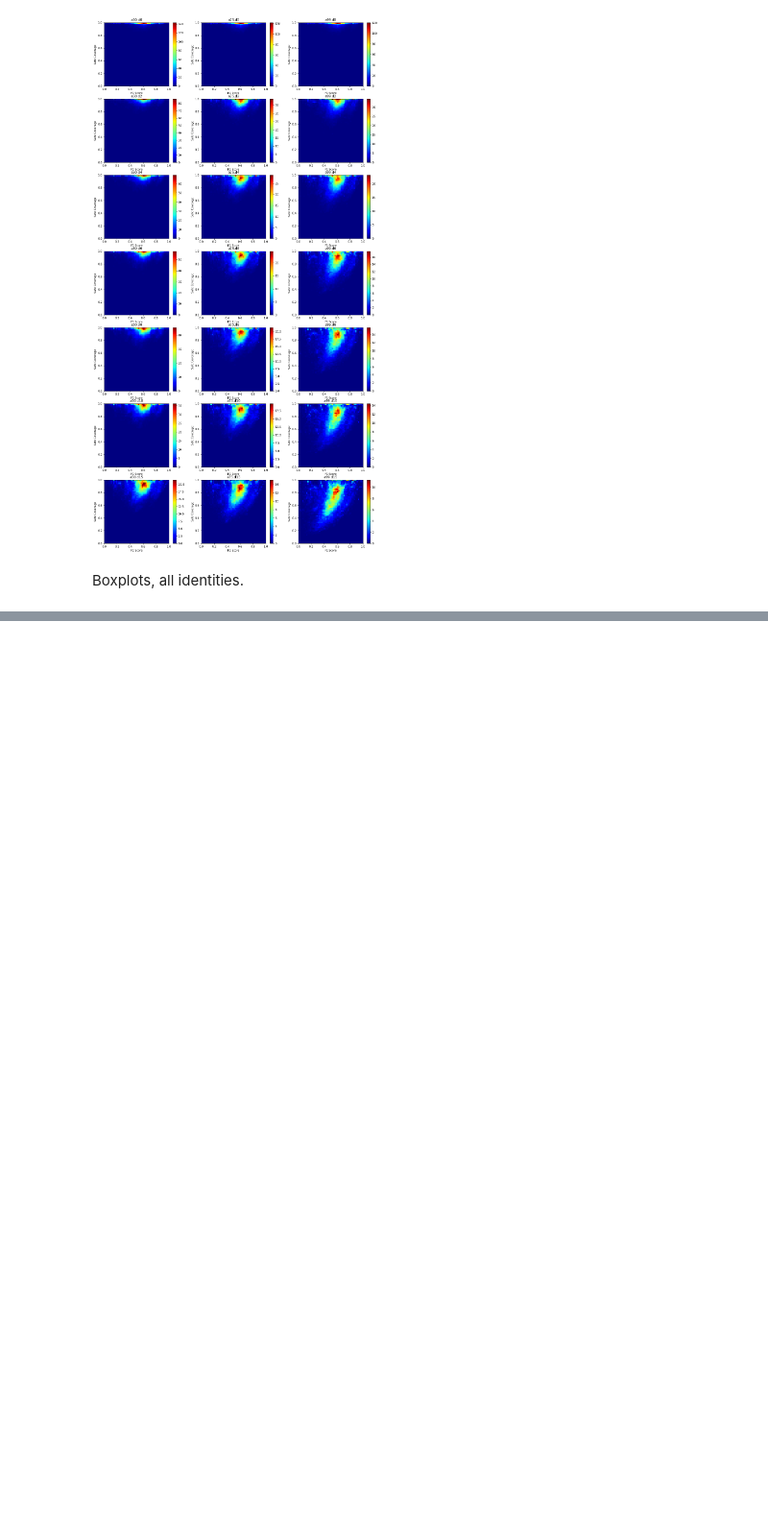
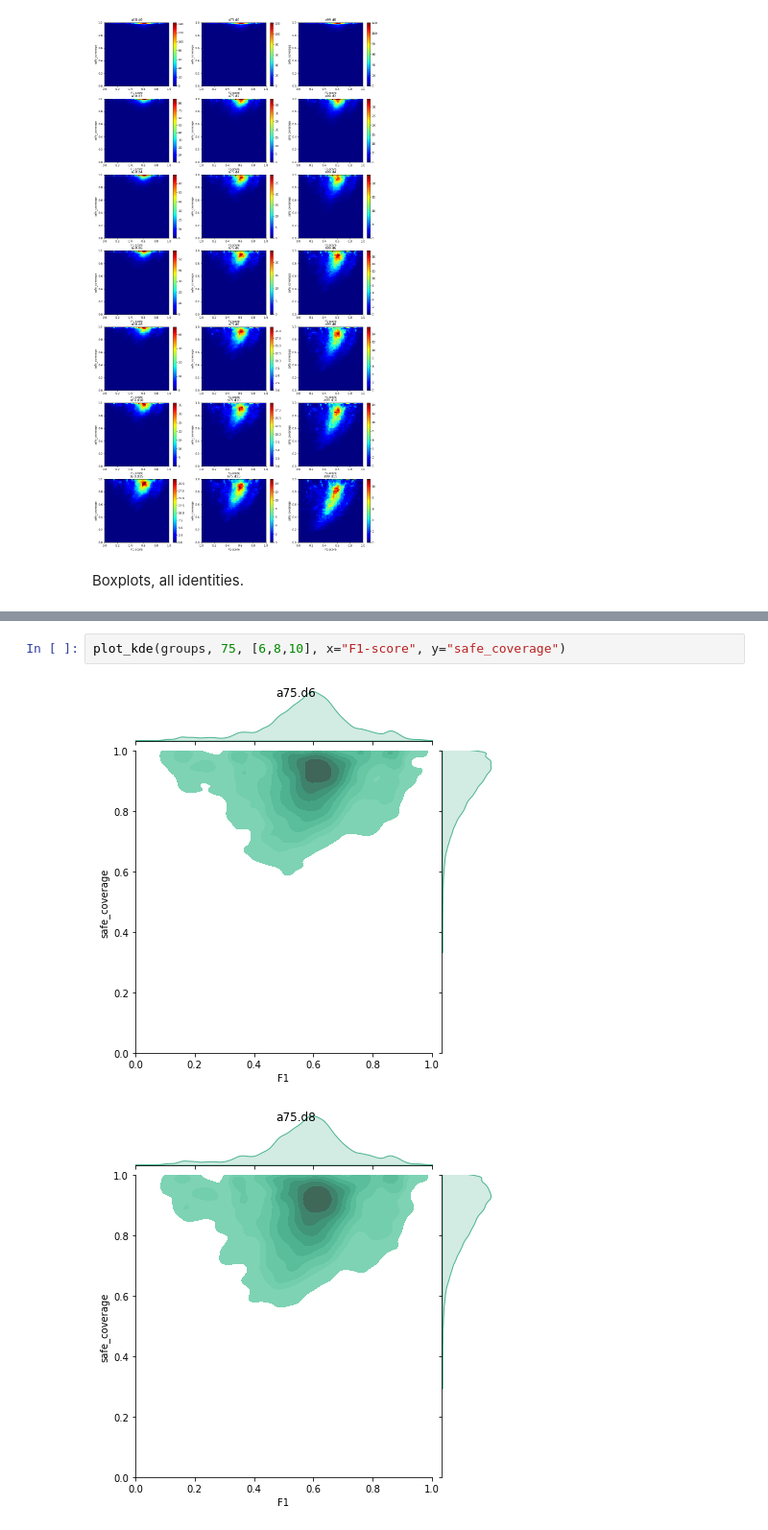
Before and after one commit to algbio/alignment-safety, a Jupyter notebook: pipeline/analysis/motifs.ipynb, the cells around one changed output, grey strips where cells are left out. Shown: that part at 96% size. Saved outputs shown, nothing was run; the diff lists cells and outputs as text; blank space fills up the shorter version.

```diff
--- a/pipeline/analysis/motifs.ipynb
+++ b/pipeline/analysis/motifs.ipynb
@@ -477,0 +448,5 @@ def plot_kde(groups, alpha, deltas, _x, _y, id_range=None):
+# %%
+plot_kde(groups, 75, [6,8,10], x="F1-score", y="safe_coverage")
+# %% [output]
+[figure, added]
+[figure, added]
```
Also changed, not shown: parts of 13 cells of this notebook.
